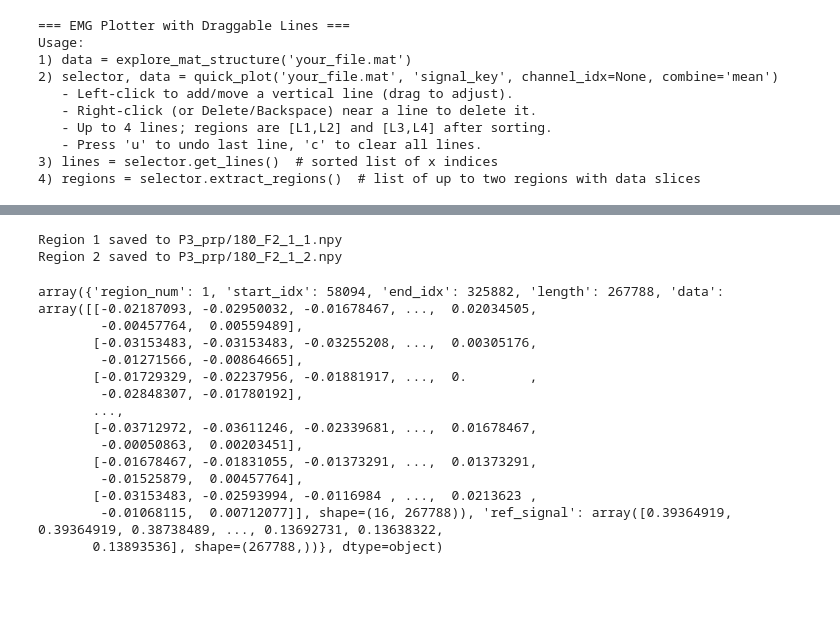
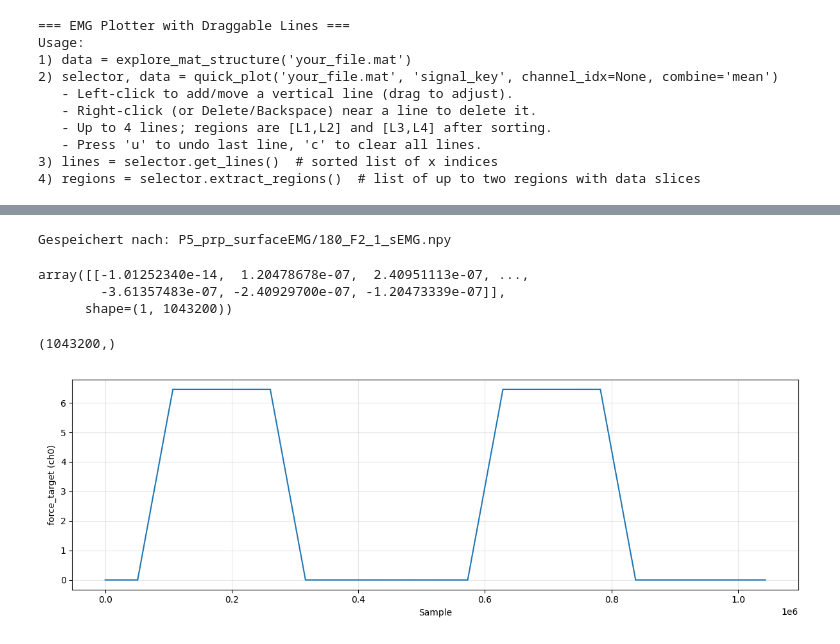
Before and after one commit to Jihagen/IntMS_EEG, a Jupyter notebook: data/preprocessing/preprocessing.ipynb, the cells around one changed output, grey strips where cells are left out. Drawn from its saved outputs; the diff is of its cells as text; code cells hidden in the pictures; blank space fills up the shorter version.

Commit message:
surface emg integrated

```diff
--- a/data/preprocessing/preprocessing.ipynb
+++ b/data/preprocessing/preprocessing.ipynb
@@ -766,36 +690,42 @@ regions
-# %%
-import os
-
-# Create the new folder if it doesn't exist
-output_folder = "P3_prp"
-os.makedirs(output_folder, exist_ok=True)
-
-# Save each region as a separate file
-for region in regions:
-    region_num = region['region_num']
-    file_name = f"180_F2_1_{region_num}.npy"
-    file_path = os.path.join(output_folder, file_name)
-
-    # Save the region's data as a NumPy array
-    np.save(file_path, region)
-    print(f"Region {region_num} saved to {file_path}")
-# %% [output]
-Region 1 saved to P3_prp/180_F2_1_1.npy
-Region 2 saved to P3_prp/180_F2_1_2.npy
-# %%
-np.load('P5_prp/180_F2_1.npy', allow_pickle=True)
-# %% [output]
-array({'region_num': 1, 'start_idx': 58094, 'end_idx': 325882, 'length': 267788, 'data': array([[-0.02187093, -0.02950032, -0.01678467, ...,  0.02034505,
-        -0.00457764,  0.00559489],
-       [-0.03153483, -0.03153483, -0.03255208, ...,  0.00305176,
-        -0.01271566, -0.00864665],
-       [-0.01729329, -0.02237956, -0.01881917, ...,  0.        ,
-        -0.02848307, -0.01780192],
-       ...,
-       [-0.03712972, -0.03611246, -0.02339681, ...,  0.01678467,
-        -0.00050863,  0.00203451],
-       [-0.01678467, -0.01831055, -0.01373291, ...,  0.01373291,
-        -0.01525879,  0.00457764],
-       [-0.03153483, -0.02593994, -0.0116984 , ...,  0.0213623 ,
-        -0.01068115,  0.00712077]], shape=(16, 267788)), 'ref_signal': array([0.39364919, 0.39364919, 0.38738489, ..., 0.13692731, 0.13638322,
-       0.13893536], shape=(267788,))}, dtype=object)
+# %%
+import os
+
+# Create the new folder if it doesn't exist
+output_folder = "P5_prp_surfaceEMG"
+os.makedirs(output_folder, exist_ok=True)
+combined = {
+        'data': data,
+        'regions': regions,
+    }
+
+# -------------------------
+# 4) Speichern als gemeinsames .npy
+# -------------------------
+out_path = 'P5_prp_surfaceEMG/180_F2_1_sEMG.npy'
+np.save(out_path, combined, allow_pickle=True)
+print("Gespeichert nach:", out_path)
+# %% [output]
+Gespeichert nach: P5_prp_surfaceEMG/180_F2_1_sEMG.npy
+# %%
+
+semg = np.load(out_path, allow_pickle=True).item()
+# %%
+semg['data']['force_target_abs']
+# %% [output]
+array([[-1.01252340e-14,  1.20478678e-07,  2.40951113e-07, ...,
+        -3.61357483e-07, -2.40929700e-07, -1.20473339e-07]],
+      shape=(1, 1043200))
+# %%
+ft = semg['data']['force_target_abs'].squeeze()
+print(ft.shape)
+
+plt.figure(figsize=(12, 4))
+plt.plot(ft)              # first row
+plt.xlabel("Sample")
+plt.ylabel("force_target (ch0)")
+plt.grid(True, alpha=0.3)
+plt.tight_layout()
+plt.show()
+# %% [output]
+(1043200,)
+[figure, added]
```
Also changed, not shown: parts of 23 cells of this notebook, 5 other files.
